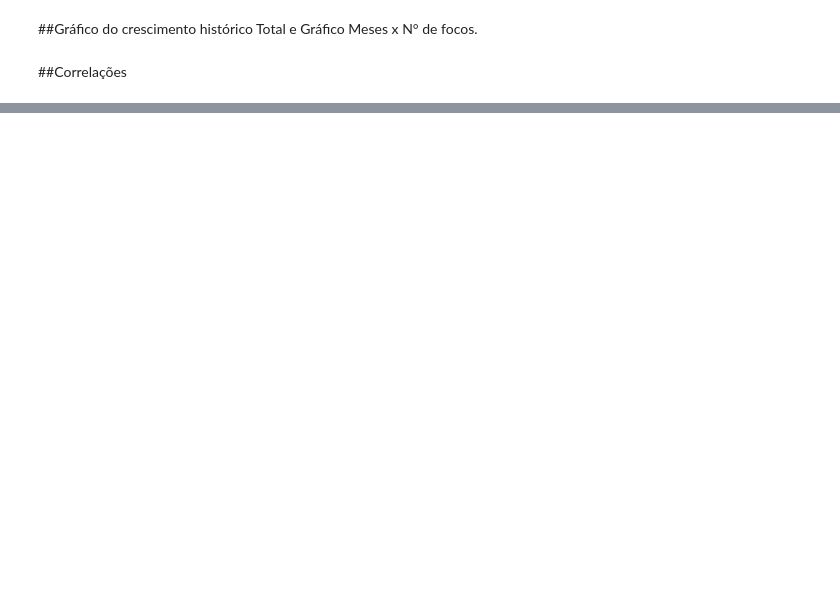
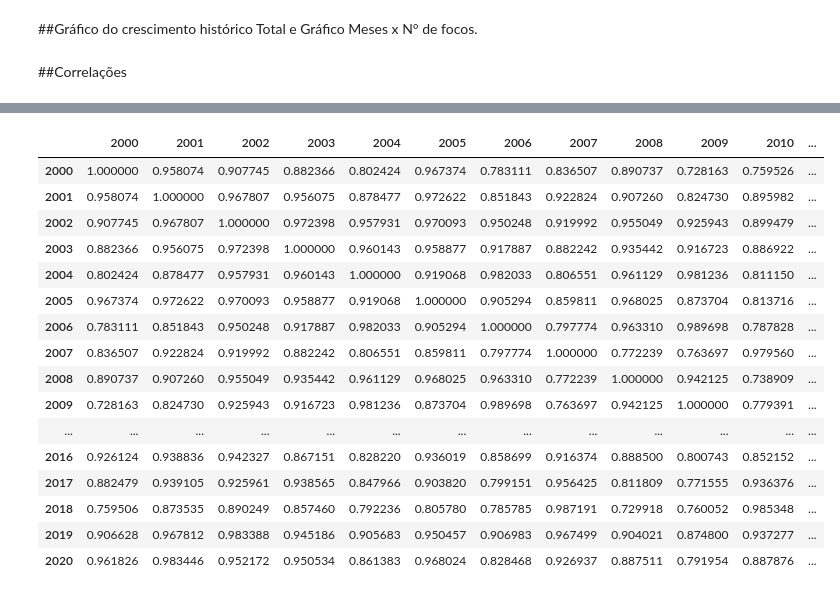
Before and after one commit to wanderson-r-marques/analise-dos-dados-de-queimadas, a Jupyter notebook: Analise_Nordeste.ipynb, the cells around one changed output, grey strips where cells are left out. Cells and saved outputs as stored; diff of their text form; code cells hidden in the pictures; blank space fills up the shorter version.

```diff
--- a/Analise_Nordeste.ipynb
+++ b/Analise_Nordeste.ipynb
@@ -447,0 +616,21 @@ corr.style.background_gradient(cmap='coolwarm')
+# %%
+corr_transposta = df_transposta.corr()
+corr_transposta.style.background_gradient(cmap='coolwarm')
+# %% [output]
+|  | 2000 | 2001 | 2002 | 2003 | 2004 | 2005 | 2006 | 2007 | 2008 | 2009 | 2010 | ... |
+| 2000 | 1.000000 | 0.958074 | 0.907745 | 0.882366 | 0.802424 | 0.967374 | 0.783111 | 0.836507 | 0.890737 | 0.728163 | 0.759526 | ... |
+| 2001 | 0.958074 | 1.000000 | 0.967807 | 0.956075 | 0.878477 | 0.972622 | 0.851843 | 0.922824 | 0.907260 | 0.824730 | 0.895982 | ... |
+| 2002 | 0.907745 | 0.967807 | 1.000000 | 0.972398 | 0.957931 | 0.970093 | 0.950248 | 0.919992 | 0.955049 | 0.925943 | 0.899479 | ... |
+| 2003 | 0.882366 | 0.956075 | 0.972398 | 1.000000 | 0.960143 | 0.958877 | 0.917887 | 0.882242 | 0.935442 | 0.916723 | 0.886922 | ... |
+| 2004 | 0.802424 | 0.878477 | 0.957931 | 0.960143 | 1.000000 | 0.919068 | 0.982033 | 0.806551 | 0.961129 | 0.981236 | 0.811150 | ... |
+| 2005 | 0.967374 | 0.972622 | 0.970093 | 0.958877 | 0.919068 | 1.000000 | 0.905294 | 0.859811 | 0.968025 | 0.873704 | 0.813716 | ... |
+| 2006 | 0.783111 | 0.851843 | 0.950248 | 0.917887 | 0.982033 | 0.905294 | 1.000000 | 0.797774 | 0.963310 | 0.989698 | 0.787828 | ... |
+| 2007 | 0.836507 | 0.922824 | 0.919992 | 0.882242 | 0.806551 | 0.859811 | 0.797774 | 1.000000 | 0.772239 | 0.763697 | 0.979560 | ... |
+| 2008 | 0.890737 | 0.907260 | 0.955049 | 0.935442 | 0.961129 | 0.968025 | 0.963310 | 0.772239 | 1.000000 | 0.942125 | 0.738909 | ... |
+| 2009 | 0.728163 | 0.824730 | 0.925943 | 0.916723 | 0.981236 | 0.873704 | 0.989698 | 0.763697 | 0.942125 | 1.000000 | 0.779391 | ... |
+| ... | ... | ... | ... | ... | ... | ... | ... | ... | ... | ... | ... | ... |
+| 2016 | 0.926124 | 0.938836 | 0.942327 | 0.867151 | 0.828220 | 0.936019 | 0.858699 | 0.916374 | 0.888500 | 0.800743 | 0.852152 | ... |
+| 2017 | 0.882479 | 0.939105 | 0.925961 | 0.938565 | 0.847966 | 0.903820 | 0.799151 | 0.956425 | 0.811809 | 0.771555 | 0.936376 | ... |
+| 2018 | 0.759506 | 0.873535 | 0.890249 | 0.857460 | 0.792236 | 0.805780 | 0.785785 | 0.987191 | 0.729918 | 0.760052 | 0.985348 | ... |
+| 2019 | 0.906628 | 0.967812 | 0.983388 | 0.945186 | 0.905683 | 0.950457 | 0.906983 | 0.967499 | 0.904021 | 0.874800 | 0.937277 | ... |
+| 2020 | 0.961826 | 0.983446 | 0.952172 | 0.950534 | 0.861383 | 0.968024 | 0.828468 | 0.926937 | 0.887511 | 0.791954 | 0.887876 | ... |
```
Also changed, not shown: parts of 47 cells of this notebook.
